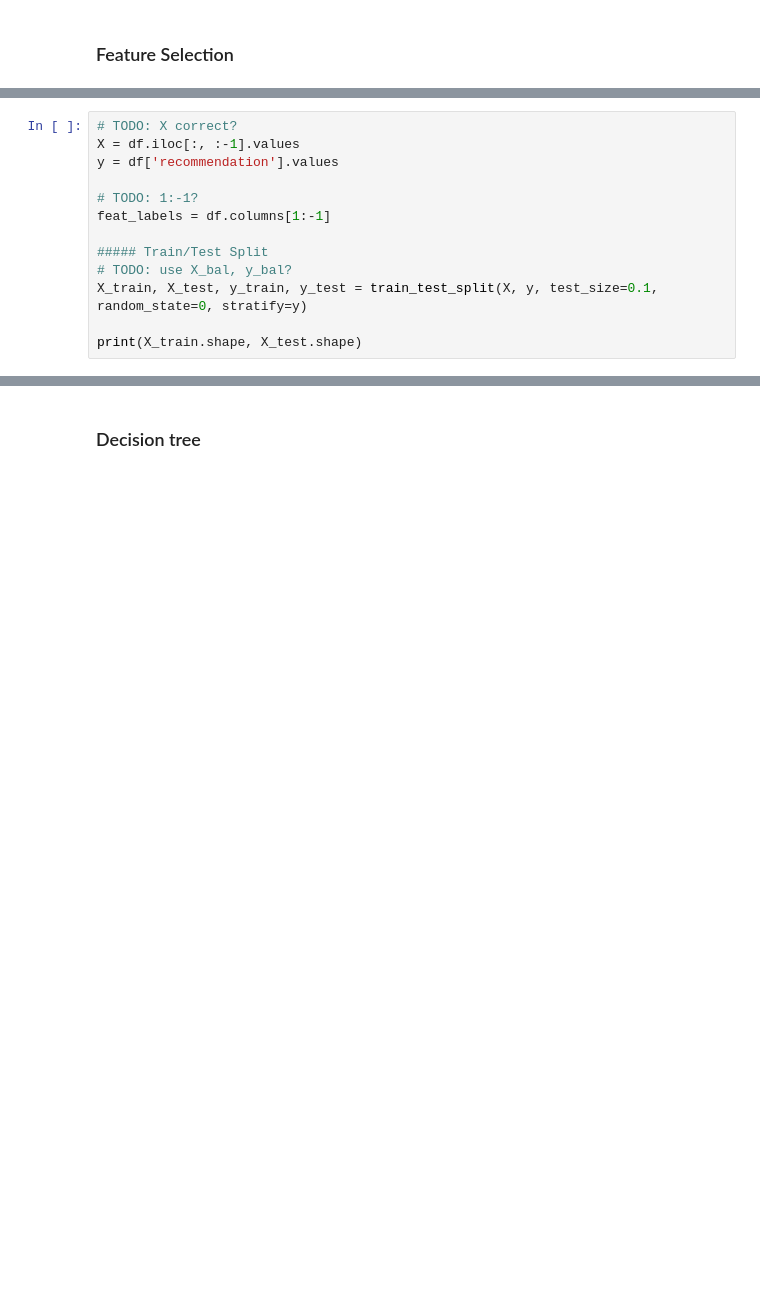
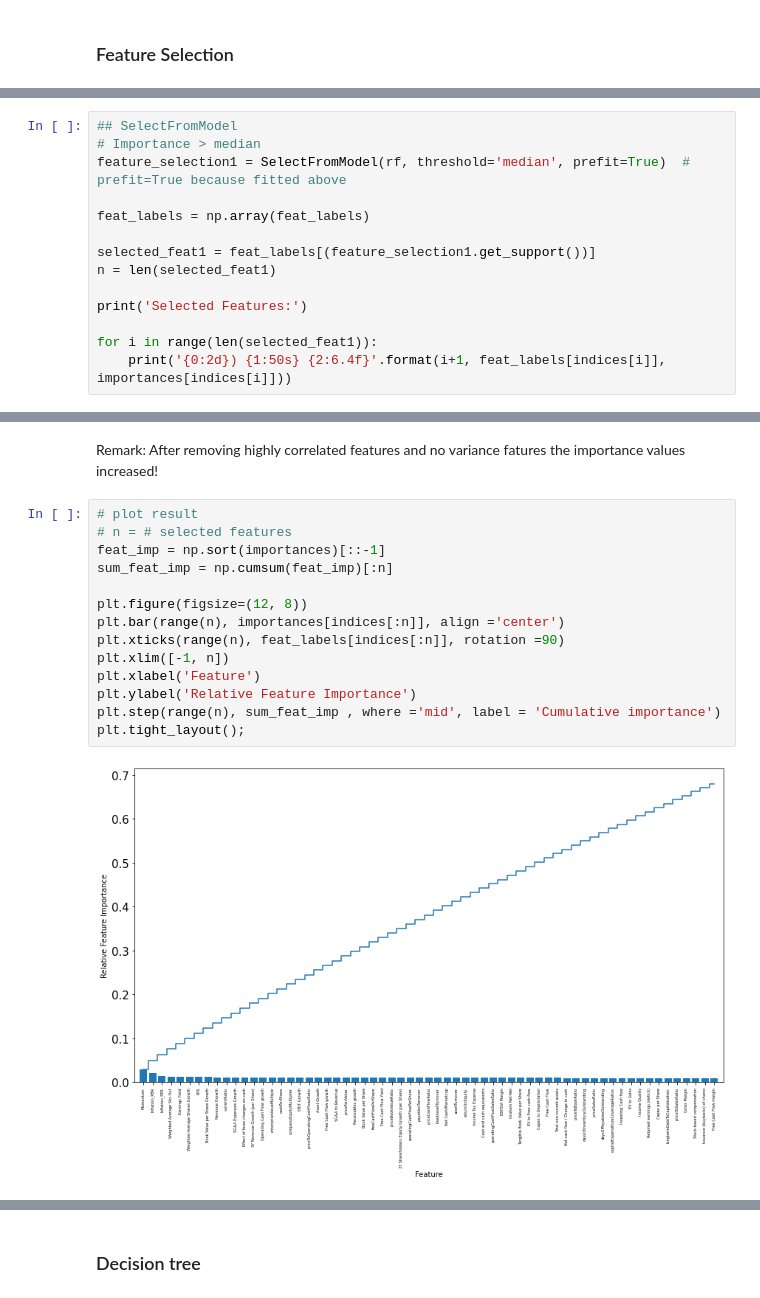
Before and after one commit to AtK42/ML_stonks_2021, a Jupyter notebook: Group2_ML_Project.ipynb, the cells around one changed output, grey strips where cells are left out. Drawn from its saved outputs; the diff is of its cells as text; blank space fills up the shorter version.

```diff
--- a/Group2_ML_Project.ipynb
+++ b/Group2_ML_Project.ipynb
@@ -1593,13 +1724,0 @@ df.drop(labels=correlated_features, axis=1, inplace=True)
-# %%
-# TODO: X correct?
-X = df.iloc[:, :-1].values
-y = df['recommendation'].values
-
-# TODO: 1:-1?
-feat_labels = df.columns[1:-1]
-
-##### Train/Test Split
-# TODO: use X_bal, y_bal?
-X_train, X_test, y_train, y_test = train_test_split(X, y, test_size=0.1, random_state=0, stratify=y)
-
-print(X_train.shape, X_test.shape)
@@ -1605,0 +1814,14 @@ print(X_train.shape, X_test.shape)
+# %%
+## SelectFromModel
+# Importance > median
+feature_selection1 = SelectFromModel(rf, threshold='median', prefit=True)  # prefit=True because fitted above
+
+feat_labels = np.array(feat_labels)
+
+selected_feat1 = feat_labels[(feature_selection1.get_support())]
+n = len(selected_feat1)
+
+print('Selected Features:')
+
+for i in range(len(selected_feat1)):
+    print('{0:2d}) {1:50s} {2:6.4f}'.format(i+1, feat_labels[indices[i]], importances[indices[i]]))
@@ -1605,0 +1846,18 @@ print(X_train.shape, X_test.shape)
+# %% [markdown]
+Remark: After removing highly correlated features and no variance fatures the importance values increased!
+# %%
+# plot result
+# n = # selected features
+feat_imp = np.sort(importances)[::-1]
+sum_feat_imp = np.cumsum(feat_imp)[:n]
+
+plt.figure(figsize=(12, 8))
+plt.bar(range(n), importances[indices[:n]], align ='center')
+plt.xticks(range(n), feat_labels[indices[:n]], rotation =90)
+plt.xlim([-1, n])
+plt.xlabel('Feature')
+plt.ylabel('Relative Feature Importance')
+plt.step(range(n), sum_feat_imp , where ='mid', label = 'Cumulative importance')
+plt.tight_layout();
+# %% [output]
+[figure, added]
```
Also changed, not shown: parts of 48 cells of this notebook.
